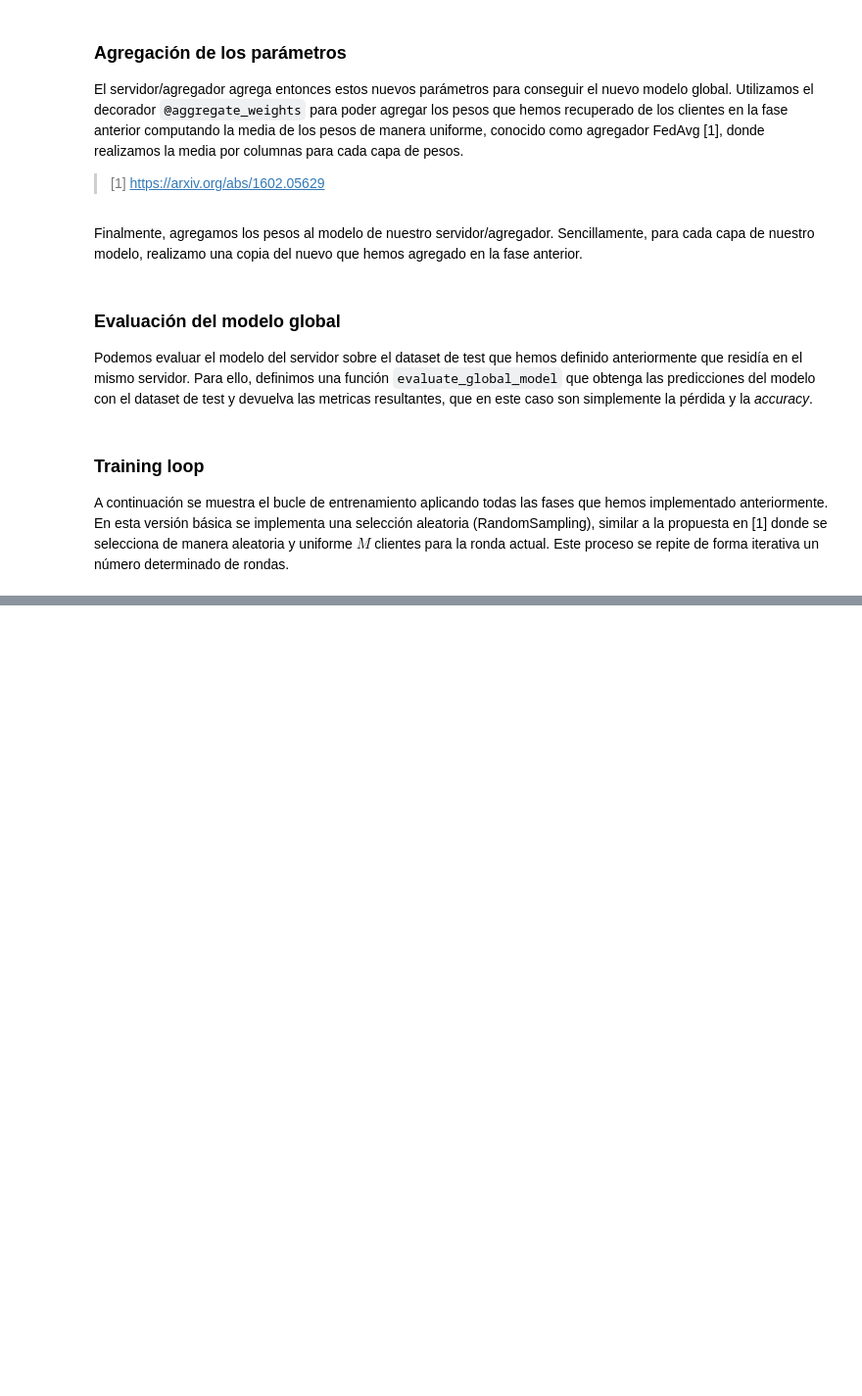
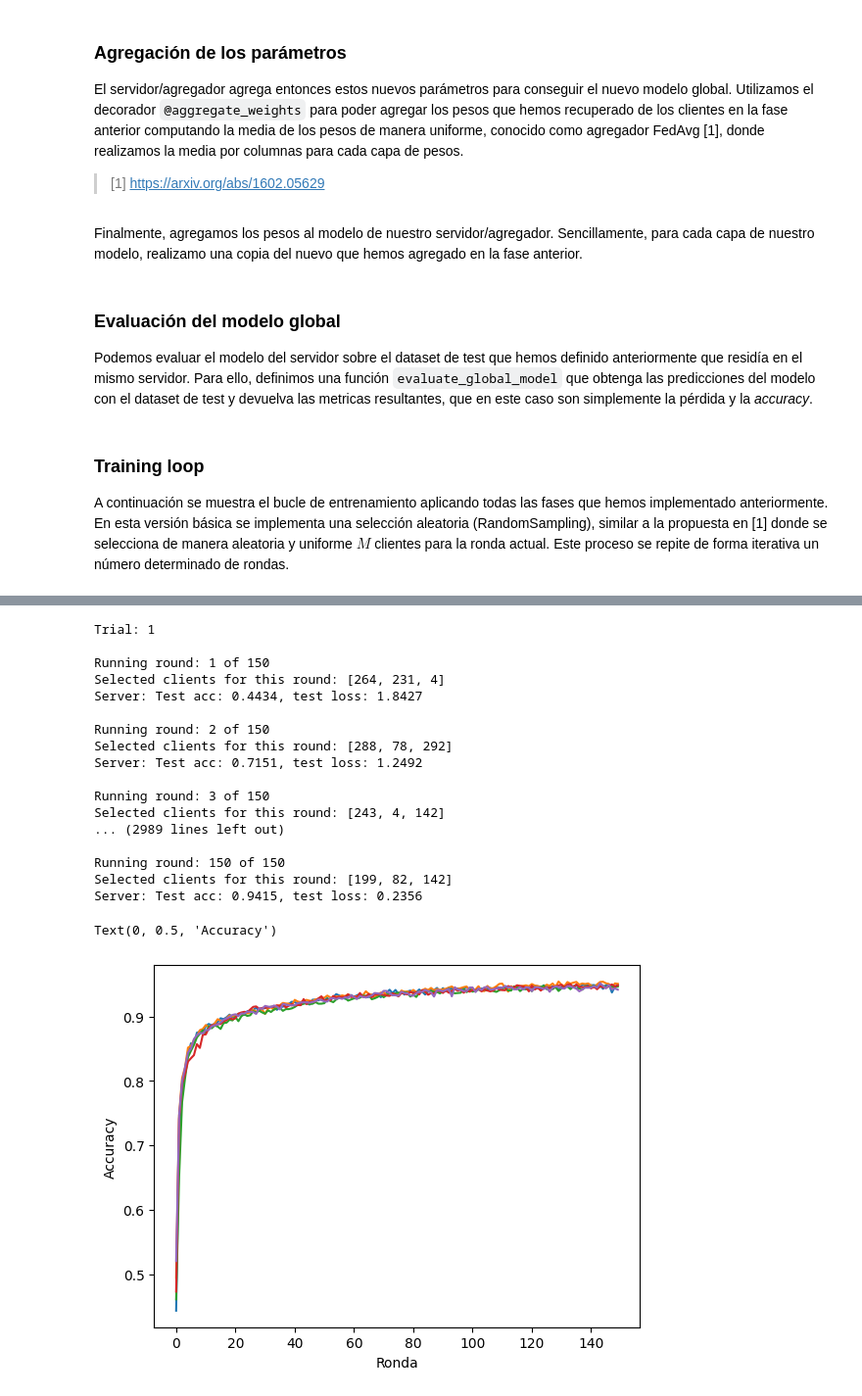
Before and after one commit to mayoras/flex-cs, a Jupyter notebook: notebooks/random.ipynb, the cells around one changed output, grey strips where cells are left out. Shown at 98% size. Drawn from its saved outputs; the diff is of its cells as text; code cells hidden in the pictures; blank space fills up the shorter version.

```diff
--- a/notebooks/random.ipynb
+++ b/notebooks/random.ipynb
@@ -603,0 +777,37 @@ KeyboardInterrupt:
+# %%
+import seaborn as sns
+
+TRIALS = 5
+MNIST_ROUNDS = 150
+CIFAR_ROUNDS = 100
+
+pool_mnist = FlexPool.client_server_pool(flex_dataset_mnist, init_func=build_server_model_mlp)
+
+for trial in range(TRIALS):
+    print("Trial:", trial + 1)
+    pool_mnist = FlexPool.client_server_pool(flex_dataset_mnist, init_func=build_server_model_mlp)
+    losses, accuracies, elapsed = train_n_rounds(pool_mnist, n_rounds=MNIST_ROUNDS, clients_per_round=3, problem="mnist")
+    sns.lineplot(x=range(MNIST_ROUNDS), y=accuracies)
+
+plt.xlabel("Ronda")
+plt.ylabel("Accuracy")
+# %% [output]
+Trial: 1
+
+Running round: 1 of 150
+Selected clients for this round: [264, 231, 4]
+Server: Test acc: 0.4434, test loss: 1.8427
+
+Running round: 2 of 150
+Selected clients for this round: [288, 78, 292]
+Server: Test acc: 0.7151, test loss: 1.2492
+
+Running round: 3 of 150
+Selected clients for this round: [243, 4, 142]
+... (2989 lines left out)
+
+Running round: 150 of 150
+Selected clients for this round: [199, 82, 142]
+Server: Test acc: 0.9415, test loss: 0.2356
+Text(0, 0.5, 'Accuracy')
+[figure, added]
```
Also changed, not shown: parts of 21 cells of this notebook, 2 other files.
